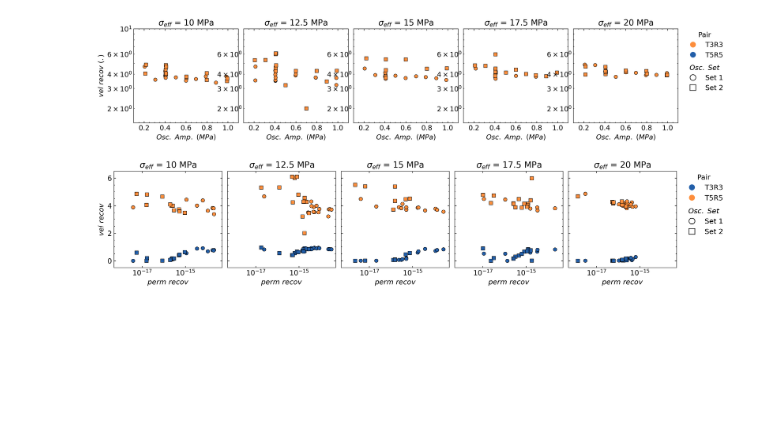
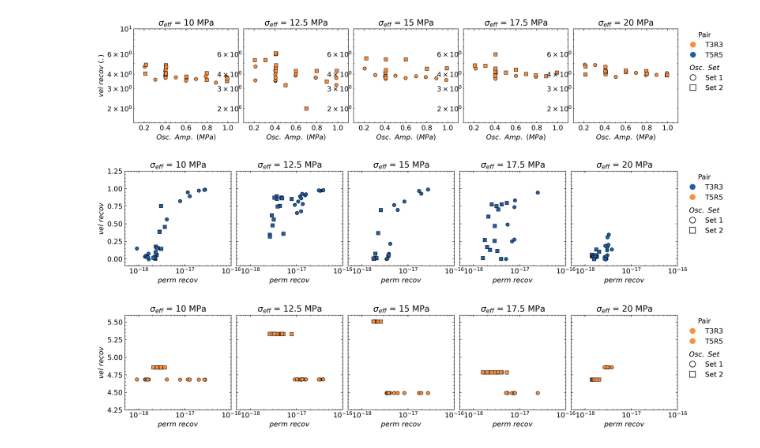
Before and after one commit to clay-wood/frac-hydroOsc, a Jupyter notebook: py_ac_analysis/rel_chg_analysis/p5483_pp_correlation_overview.ipynb, the cells around one changed output. Cells and saved outputs as stored; diff of their text form; code cells hidden in the pictures; blank space fills up the shorter version.

```diff
--- a/py_ac_analysis/rel_chg_analysis/p5483_pp_correlation_overview.ipynb
+++ b/py_ac_analysis/rel_chg_analysis/p5483_pp_correlation_overview.ipynb
@@ -447,9 +447,12 @@ def relChg3_amp_plots(data, x, y1, y2, color1, color2, xlim, ylim, xlabel, ylabe
 #     axs[0].ticklabel_format(axis='y',style='sci',scilimits=(-4,2))
     axs[0].set_ylabel(ylabel, color=[0,0,0])
     plt.show()
-# %%
-relChg3_amp_plots(all_dat, 6, 7, 8, '#225ea8', '#fd8d3c', [5e-19, 5e-14], [-0.5, 6.5], '$perm\ recov$', '$vel\ recov$')
-# %% [output]
-[figure, removed]
+# %%
+# relChg3_amp_plots(all_dat, 6, 7, 8, '#225ea8', '#fd8d3c', [5e-19, 1e-16], [-0.5, 6], '$perm\ recov$', '$vel\ recov$')
+relChg3_amp_plots(all_dat, 6, 7, None, '#225ea8', '#fd8d3c', [5e-19, 1e-16], [-0.1, 1.25], '$perm\ recov$', '$vel\ recov$')
+relChg3_amp_plots(all_dat, 6, 8, None, '#fd8d3c', '#fd8d3c', [5e-19, 1e-16], [4.25, 5.6], '$perm\ recov$', '$vel\ recov$')
+# %% [output]
+[figure, added]
+[figure, added]
 # %%
 # ['#ae017e', '#fd8d3c', '#225ea8', '#238443']
```
Also changed, not shown: parts of 4 cells of this notebook, 11 other files.
